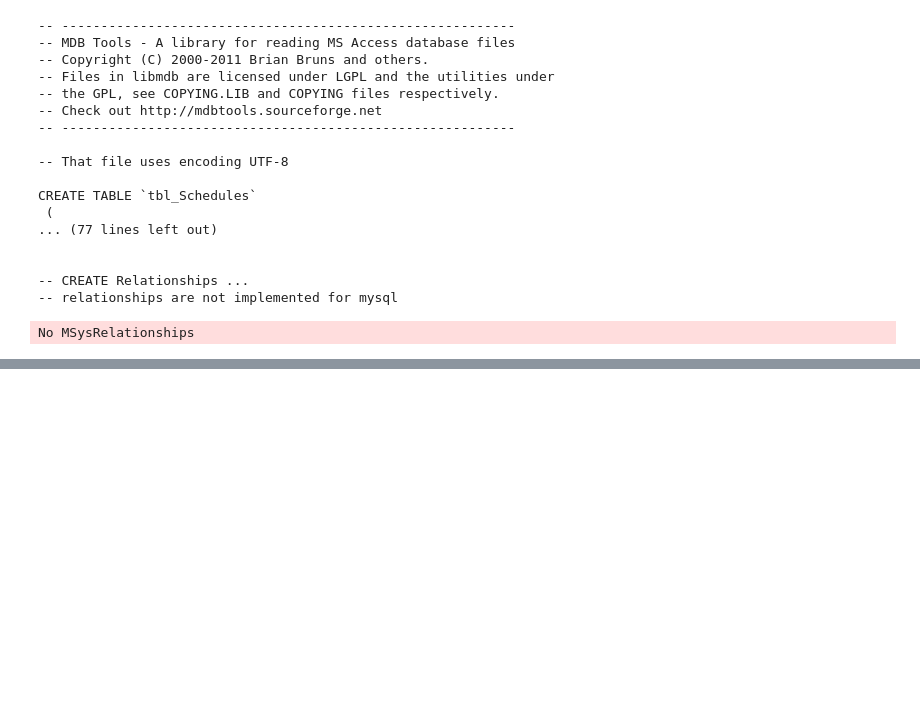
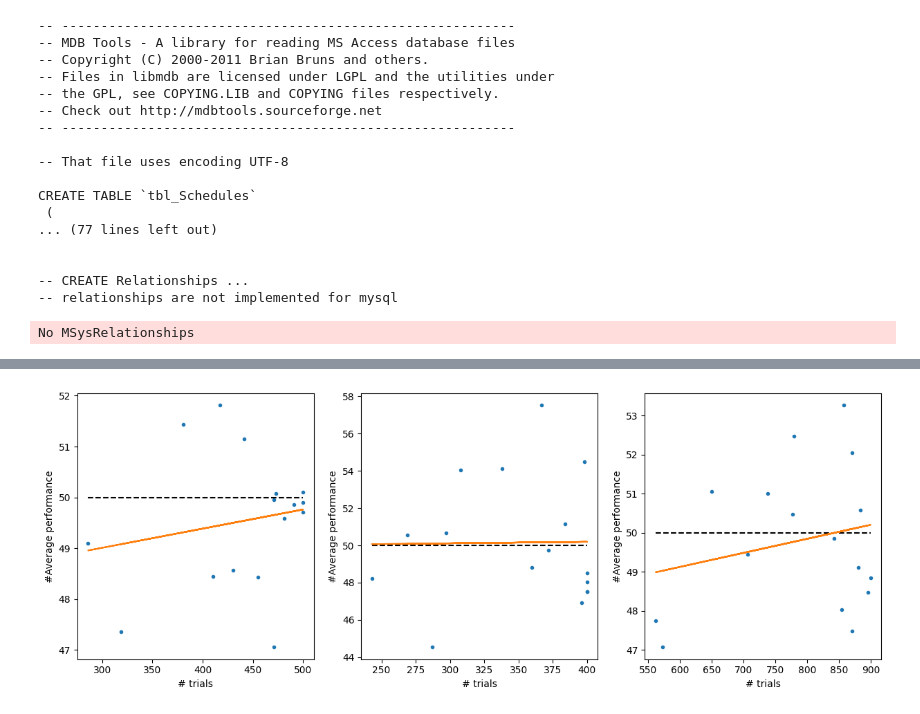
Before and after one commit to yger/equipsy, a Jupyter notebook: results/analysis.ipynb, the cells around one changed output, grey strips where cells are left out. Drawn from its saved outputs; the diff is of its cells as text; code cells hidden in the pictures; blank space fills up the shorter version.

```diff
--- a/results/analysis.ipynb
+++ b/results/analysis.ipynb
@@ -202,0 +96,4 @@ plt.savefig('angle_vs_time.png')
+# %%
+plot_nb_trials_vs_performances(group_experiments)
+# %% [output]
+[figure, added]
```
Also changed, not shown: parts of 12 cells of this notebook, 1 other file.
